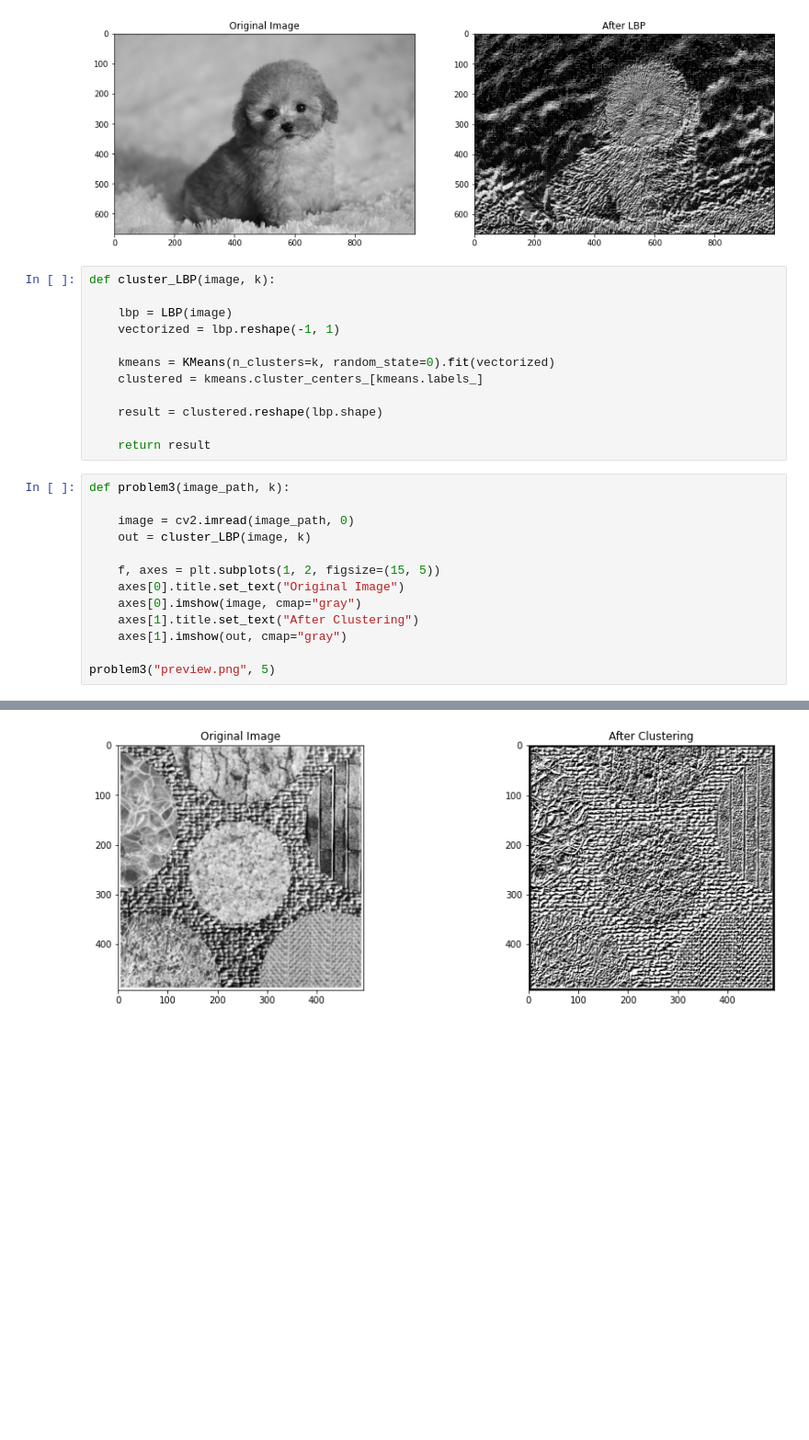
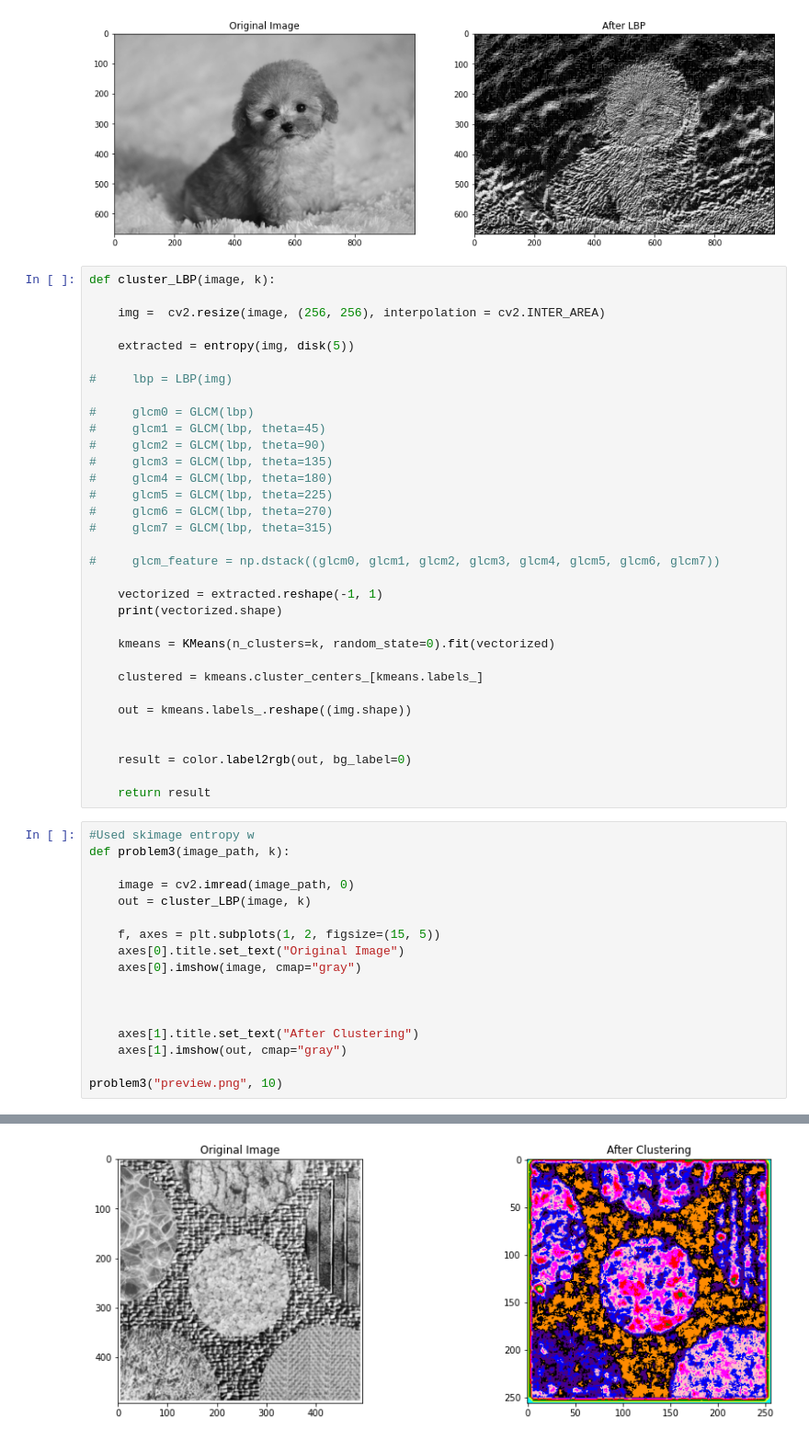
Before and after one commit to zmz223/CS584, a Jupyter notebook: hw8/hw8.ipynb, the cells around one changed output, grey strips where cells are left out. Shown at 92% size. Saved outputs shown, nothing was run; the diff lists cells and outputs as text; blank space fills up the shorter version.

```diff
--- a/hw8/hw8.ipynb
+++ b/hw8/hw8.ipynb
@@ -110,16 +113,38 @@ problem2("test.jpg")
 # %%
 def cluster_LBP(image, k):
 
-    lbp = LBP(image)
-    vectorized = lbp.reshape(-1, 1)
+    img =  cv2.resize(image, (256, 256), interpolation = cv2.INTER_AREA)
+
+    extracted = entropy(img, disk(5))
+
+#     lbp = LBP(img)
+
+#     glcm0 = GLCM(lbp)
+#     glcm1 = GLCM(lbp, theta=45)
+#     glcm2 = GLCM(lbp, theta=90)
+#     glcm3 = GLCM(lbp, theta=135)
+#     glcm4 = GLCM(lbp, theta=180)
+#     glcm5 = GLCM(lbp, theta=225)
+#     glcm6 = GLCM(lbp, theta=270)
+#     glcm7 = GLCM(lbp, theta=315)
+
+#     glcm_feature = np.dstack((glcm0, glcm1, glcm2, glcm3, glcm4, glcm5, glcm6, glcm7))
+
+    vectorized = extracted.reshape(-1, 1)
+    print(vectorized.shape)
 
     kmeans = KMeans(n_clusters=k, random_state=0).fit(vectorized)
+
     clustered = kmeans.cluster_centers_[kmeans.labels_]
 
-    result = clustered.reshape(lbp.shape)
+    out = kmeans.labels_.reshape((img.shape))
+
+
+    result = color.label2rgb(out, bg_label=0)
 
     return result
 # %%
+#Used skimage entropy w
 def problem3(image_path, k):
 
     image = cv2.imread(image_path, 0)
@@ -128,8 +153,11 @@ def problem3(image_path, k):
     f, axes = plt.subplots(1, 2, figsize=(15, 5))
     axes[0].title.set_text("Original Image")
     axes[0].imshow(image, cmap="gray")
+
+
+
     axes[1].title.set_text("After Clustering")
     axes[1].imshow(out, cmap="gray")
 
-problem3("preview.png", 5)
+problem3("preview.png", 10)
 # %% [output]
@@ -136 +165 @@ problem3("preview.png", 5)
-[figure, old version]
+[figure, new version]
```
Also changed, not shown: parts of 3 cells of this notebook.
